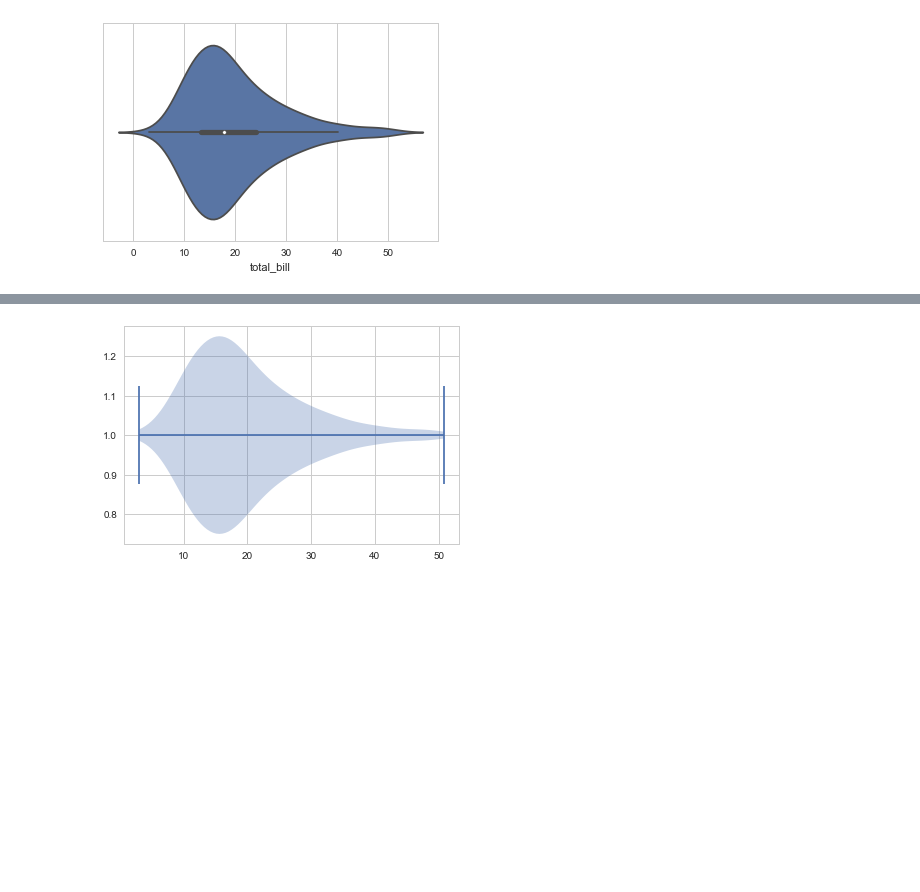
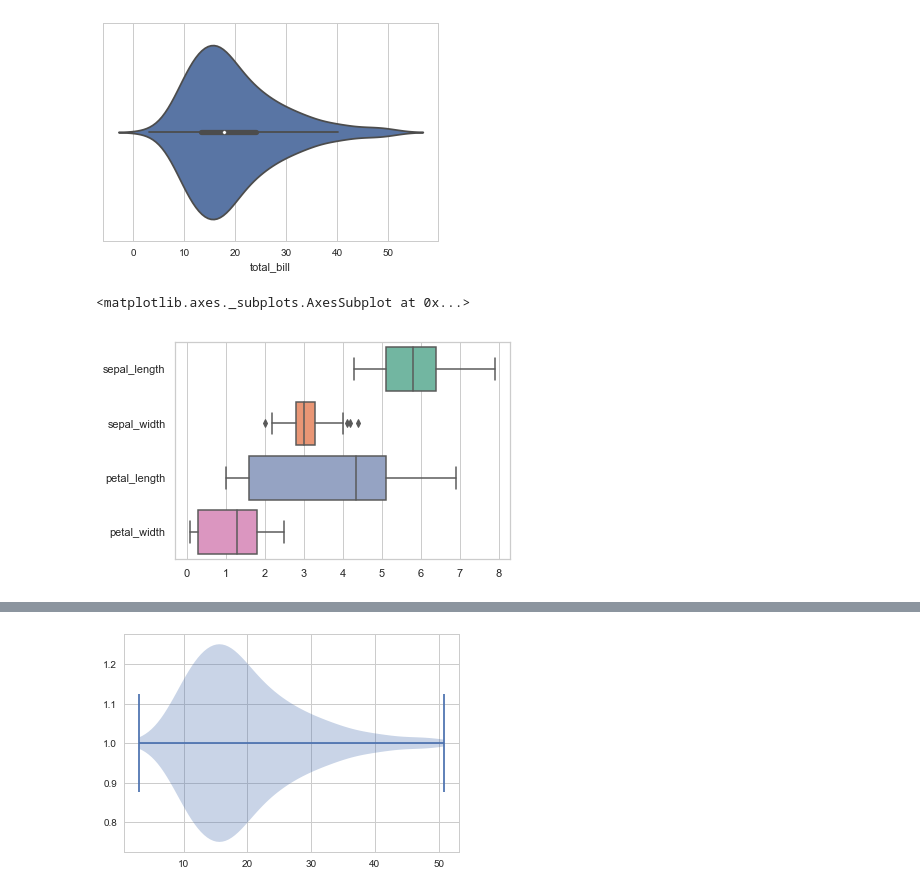
Before and after one commit to theamurtagh/Pro-Funda, a Jupyter notebook: Pro Funda.ipynb, the cells around one changed output, grey strips where cells are left out. Cells and saved outputs as stored; diff of their text form; code cells hidden in the pictures; blank space fills up the shorter version.

```diff
--- a/Pro Funda.ipynb
+++ b/Pro Funda.ipynb
@@ -119,3 +165,17 @@ SyntaxError: invalid character in identifier (<ipython-input-84-365480f09697>, l
 # %% [output]
 [figure]
+# %%
+###  https://seaborn.pydata.org/generated/seaborn.boxplot.html
+
+import seaborn as sns  # load the "iris" dataset
+import matplotlib.pyplot as plt
+
+
+
+sns.set(style="whitegrid")
+iris= sns.load_dataset("iris")
+sns.boxplot(data=iris, orient="h", palette="Set2")
+# %% [output]
+<matplotlib.axes._subplots.AxesSubplot at 0x...>
+[figure, added]
 # %%
```
Also changed, not shown: parts of 15 cells of this notebook, 1 other file.
